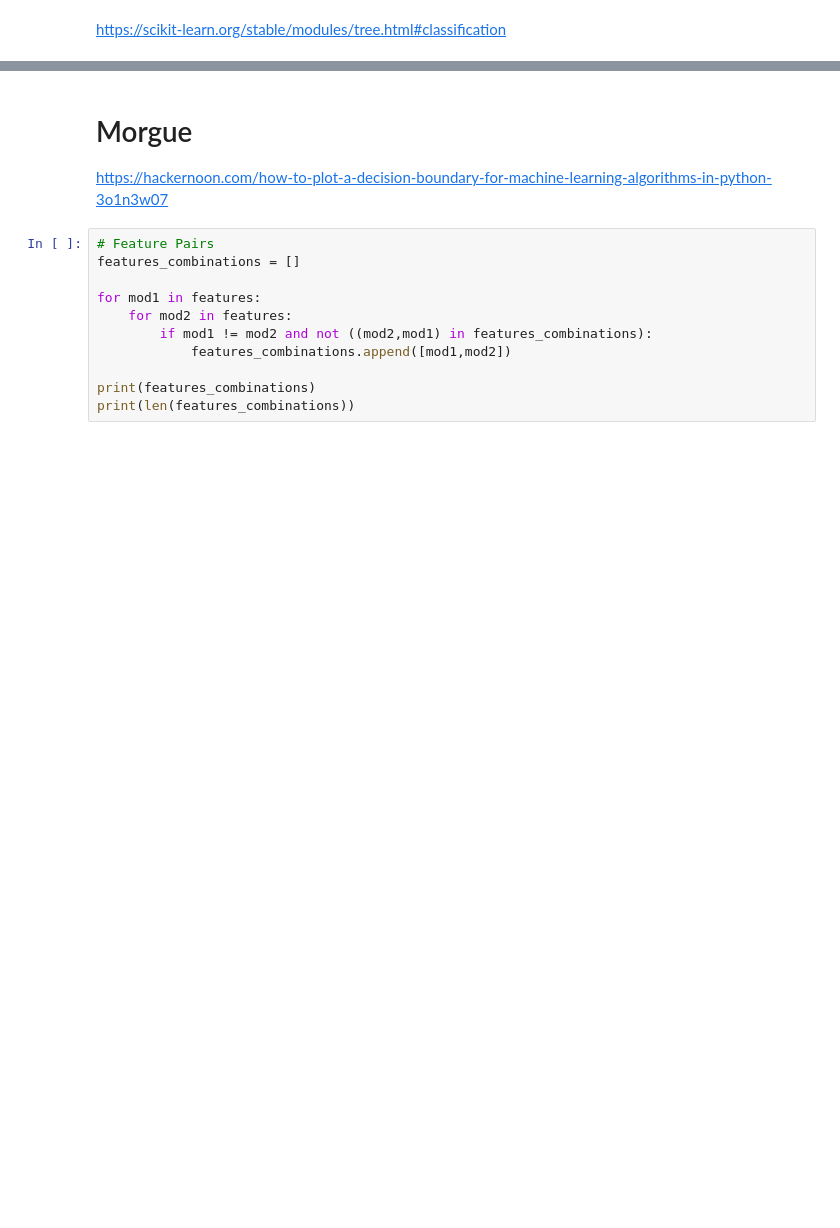
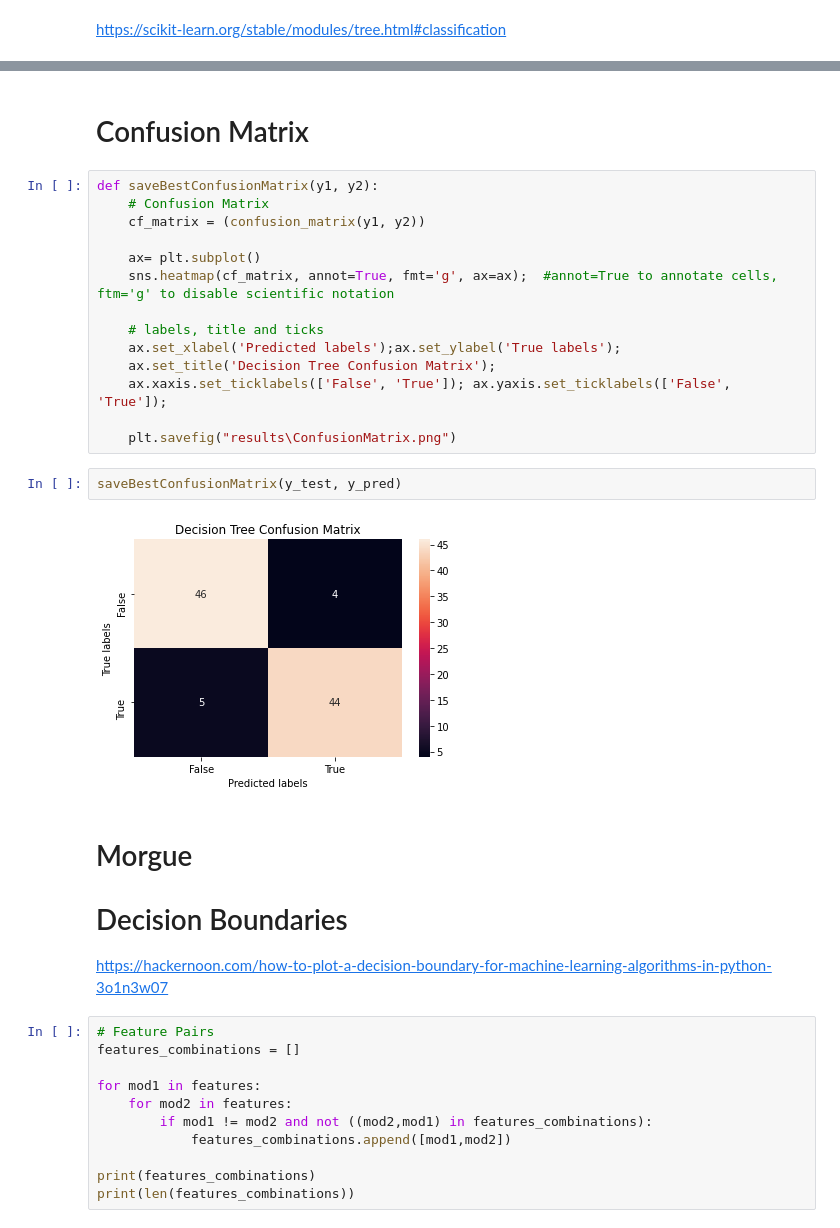
Before and after one commit to alexandrasklokin/CSI5155, a Jupyter notebook: Assignment3/Training.ipynb, the cells around one changed output, grey strips where cells are left out. Drawn from its saved outputs; the diff is of its cells as text; blank space fills up the shorter version.

Commit message:
training and trees done

```diff
--- a/Assignment3/Training.ipynb
+++ b/Assignment3/Training.ipynb
@@ -199,9 +233,31 @@ graph = graphviz.Source(dot_data)
 graph
 # %% [output]
 [drawing not drawn]
+# %% [markdown]
+# Confusion Matrix
+# %%
+def saveBestConfusionMatrix(y1, y2):
+    # Confusion Matrix
+    cf_matrix = (confusion_matrix(y1, y2))
+
+    ax= plt.subplot()
+    sns.heatmap(cf_matrix, annot=True, fmt='g', ax=ax);  #annot=True to annotate cells, ftm='g' to disable scientific notation
+
+    # labels, title and ticks
+    ax.set_xlabel('Predicted labels');ax.set_ylabel('True labels');
+    ax.set_title('Decision Tree Confusion Matrix');
+    ax.xaxis.set_ticklabels(['False', 'True']); ax.yaxis.set_ticklabels(['False', 'True']);
+
+    plt.savefig("results\ConfusionMatrix.png")
+# %%
+saveBestConfusionMatrix(y_test, y_pred)
+# %% [output]
+[figure, added]
 # %% [markdown]
 # Morgue
 
+# Decision Boundaries
+
 https://hackernoon.com/how-to-plot-a-decision-boundary-for-machine-learning-algorithms-in-python-3o1n3w07
 # %%
 # Feature Pairs
```
Also changed, not shown: parts of 9 cells of this notebook, 7 other files.
